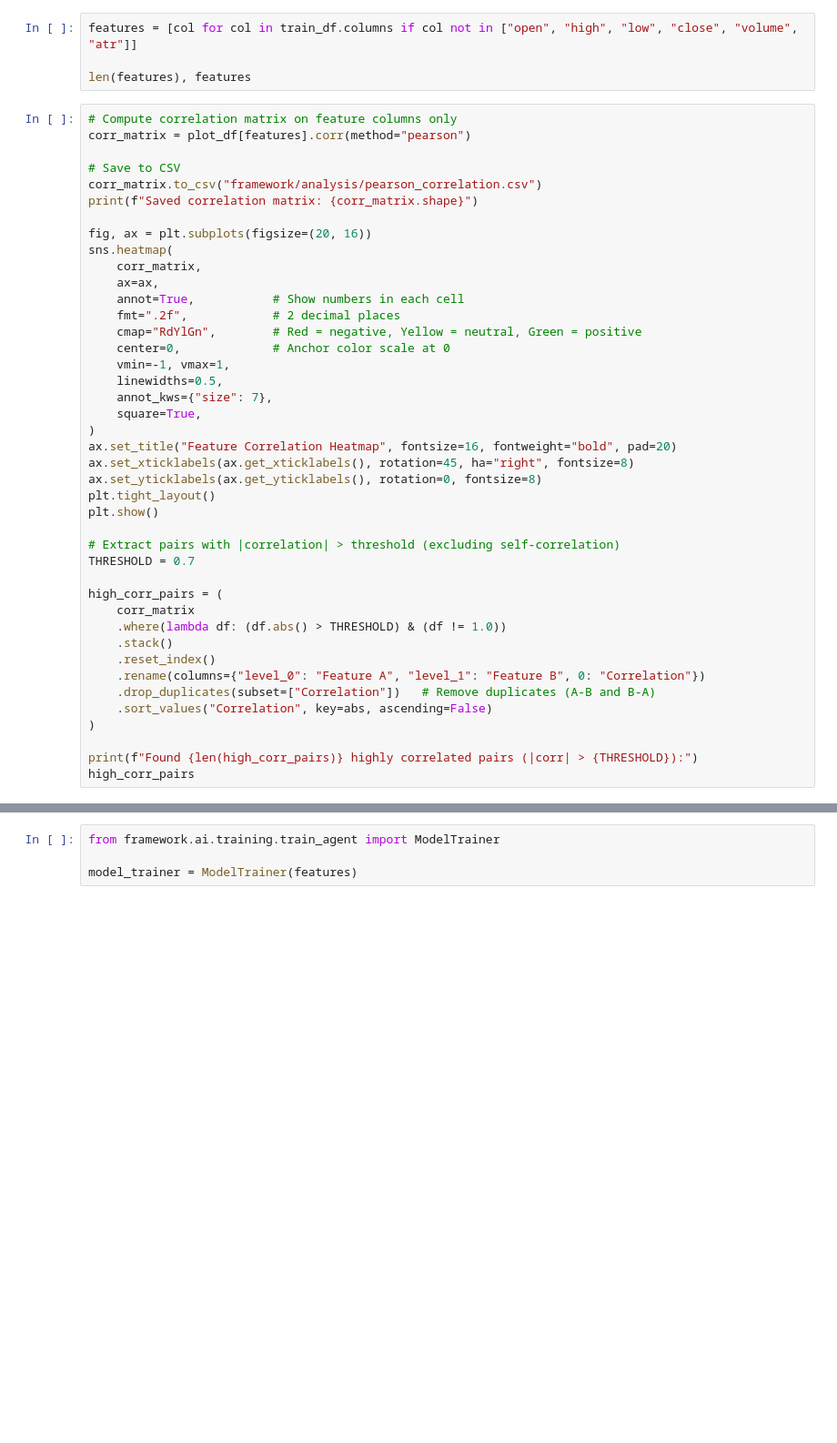
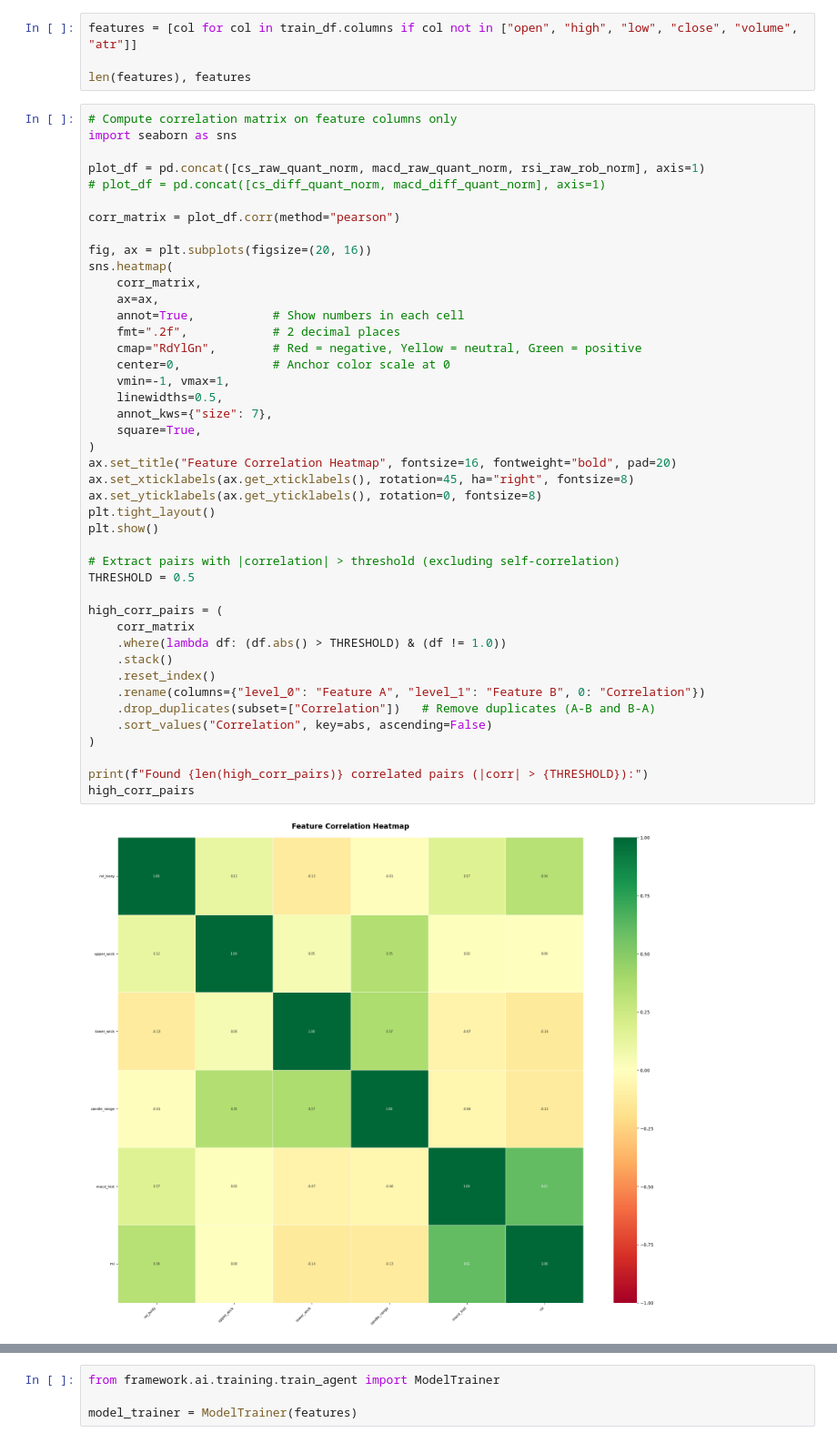
Before and after one commit to mwaqar666/Bot, a Jupyter notebook: train_agent.ipynb, the cells around one changed output, grey strips where cells are left out. Shown at 91% size. Cells and saved outputs as stored; diff of their text form; blank space fills up the shorter version.

```diff
--- a/train_agent.ipynb
+++ b/train_agent.ipynb
@@ -78,43 +178,46 @@ features = [col for col in train_df.columns if col not in ["open", "high", "low"
 len(features), features
 # %%
 # Compute correlation matrix on feature columns only
-corr_matrix = plot_df[features].corr(method="pearson")
+import seaborn as sns
 
-# Save to CSV
-corr_matrix.to_csv("framework/analysis/pearson_correlation.csv")
-print(f"Saved correlation matrix: {corr_matrix.shape}")
+plot_df = pd.concat([cs_raw_quant_norm, macd_raw_quant_norm, rsi_raw_rob_norm], axis=1)
+# plot_df = pd.concat([cs_diff_quant_norm, macd_diff_quant_norm], axis=1)
+
+corr_matrix = plot_df.corr(method="pearson")
 
 fig, ax = plt.subplots(figsize=(20, 16))
 sns.heatmap(
     corr_matrix,
     ax=ax,
     annot=True,           # Show numbers in each cell
     fmt=".2f",            # 2 decimal places
     cmap="RdYlGn",        # Red = negative, Yellow = neutral, Green = positive
     center=0,             # Anchor color scale at 0
     vmin=-1, vmax=1,
     linewidths=0.5,
     annot_kws={"size": 7},
     square=True,
 )
 ax.set_title("Feature Correlation Heatmap", fontsize=16, fontweight="bold", pad=20)
 ax.set_xticklabels(ax.get_xticklabels(), rotation=45, ha="right", fontsize=8)
 ax.set_yticklabels(ax.get_yticklabels(), rotation=0, fontsize=8)
 plt.tight_layout()
 plt.show()
 
 # Extract pairs with |correlation| > threshold (excluding self-correlation)
-THRESHOLD = 0.7
+THRESHOLD = 0.5
 
 high_corr_pairs = (
     corr_matrix
     .where(lambda df: (df.abs() > THRESHOLD) & (df != 1.0))
     .stack()
     .reset_index()
     .rename(columns={"level_0": "Feature A", "level_1": "Feature B", 0: "Correlation"})
     .drop_duplicates(subset=["Correlation"])   # Remove duplicates (A-B and B-A)
     .sort_values("Correlation", key=abs, ascending=False)
 )
 
-print(f"Found {len(high_corr_pairs)} highly correlated pairs (|corr| > {THRESHOLD}):")
+print(f"Found {len(high_corr_pairs)} correlated pairs (|corr| > {THRESHOLD}):")
 high_corr_pairs
+# %% [output]
+[figure, added]
```
Also changed, not shown: parts of 8 cells of this notebook, 22 other files.
